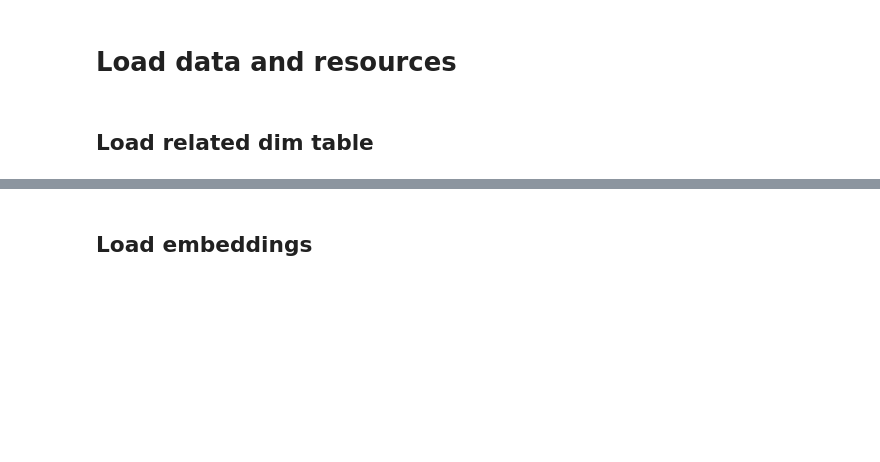
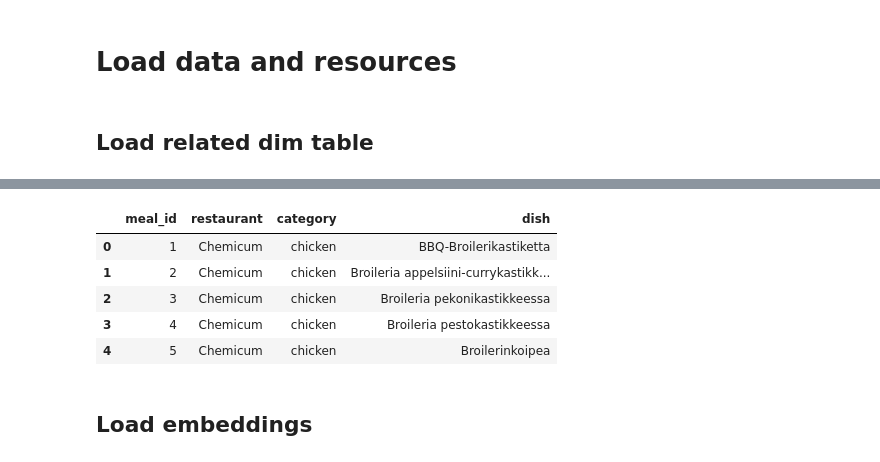
Before and after one commit to Food-Waste-Optimization/Food-Waste-Optimization, a Jupyter notebook: experiments_hoangle/recommendation/2_foreacast_pieces_per_dish.ipynb, the cells around one changed output, grey strips where cells are left out. Saved outputs shown, nothing was run; the diff lists cells and outputs as text; code cells hidden in the pictures; blank space fills up the shorter version.

```diff
--- a/experiments_hoangle/recommendation/2_foreacast_pieces_per_dish.ipynb
+++ b/experiments_hoangle/recommendation/2_foreacast_pieces_per_dish.ipynb
@@ -34,6 +34,17 @@ dim_lunches.head()
 | 2 | 2023-01-02 | Chemicum | vegan | Marokkolainen linssipata | 84 |
 | 3 | 2023-01-03 | Chemicum | fish | Herkkulohipihvit | 105 |
 | 4 | 2023-01-03 | Chemicum | fish | Kalapuikot tillikermaviilikast | 52 |
+# %%
+dim_dishes = pd.read_excel(Paths.dim_dishes(), index_col=None)
+
+dim_dishes.head()
+# %% [output]
+|  | meal_id | restaurant | category | dish |
+| 0 | 1 | Chemicum | chicken | BBQ-Broilerikastiketta |
+| 1 | 2 | Chemicum | chicken | Broileria appelsiini-currykastikk... |
+| 2 | 3 | Chemicum | chicken | Broileria pekonikastikkeessa |
+| 3 | 4 | Chemicum | chicken | Broileria pestokastikkeessa |
+| 4 | 5 | Chemicum | chicken | Broilerinkoipea |
 # %% [markdown]
 ## Load embeddings
 # %%
```
Also changed, not shown: parts of 10 cells of this notebook, 6 other files.
